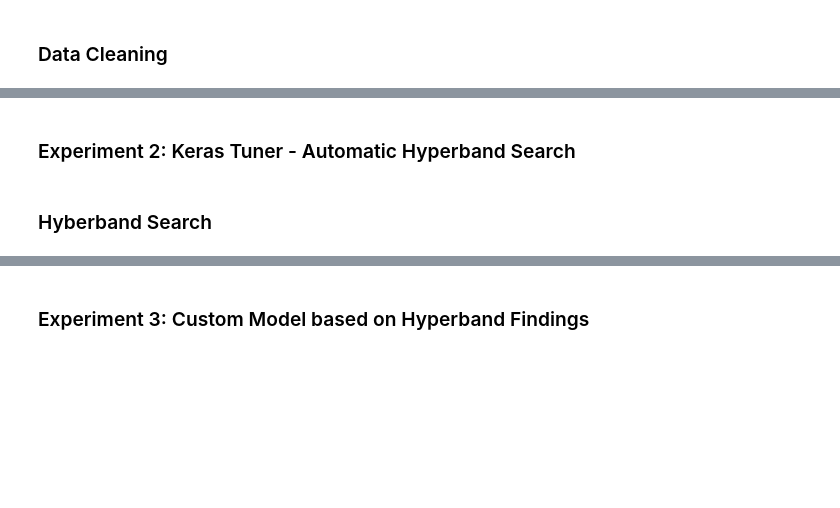
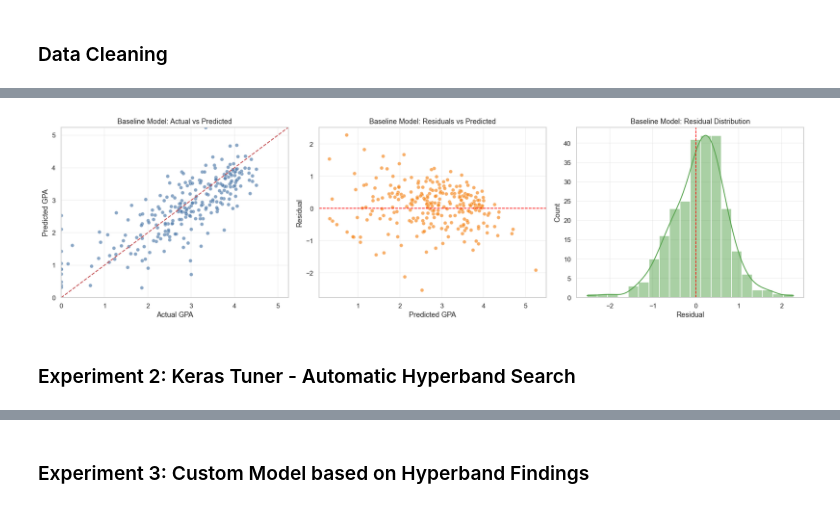
Before and after one commit to HaripriyaGounalan/student-success-predictor, a Jupyter notebook: second_term_gpa_regression/student_second_term_gpa_prediction_bayesian_imputation.ipynb, the cells around one changed output, grey strips where cells are left out. Drawn from its saved outputs; the diff is of its cells as text; code cells hidden in the pictures; blank space fills up the shorter version.

```diff
--- a/second_term_gpa_regression/student_second_term_gpa_prediction_bayesian_imputation.ipynb
+++ b/second_term_gpa_regression/student_second_term_gpa_prediction_bayesian_imputation.ipynb
@@ -446,0 +685,11 @@ plt.show()
+# %%
+baseline_val_metrics, baseline_val_df = evaluate_model_original_scale(
+    baseline_model, X_val, y_val, scaler, split_name='Baseline Validation'
+)
+baseline_test_metrics, baseline_test_df = evaluate_model_original_scale(
+    baseline_model, X_test, y_test, scaler, split_name='Baseline Test'
+)
+
+baseline_summary_df = pd.DataFrame([baseline_val_metrics, baseline_test_metrics]).set_index('split')
+display(format_metrics_display(baseline_summary_df))
+display(baseline_test_df.head(15))
@@ -447,3 +727,7 @@ plt.show()
+# %%
+plot_prediction_diagnostics(baseline_test_df, title_prefix='Baseline Model')
+# %% [output]
+[figure, added]
 # %% [markdown]
 ### Experiment 2: Keras Tuner - Automatic Hyperband Search
 # %%
@@ -484,4 +755,2 @@ def show_best_hyperparameters(hyperparameters):
     display(pd.DataFrame(rows))
-# %% [markdown]
-### Hyberband Search
 # %%
```
Also changed, not shown: parts of 51 cells of this notebook, 8 other files.
